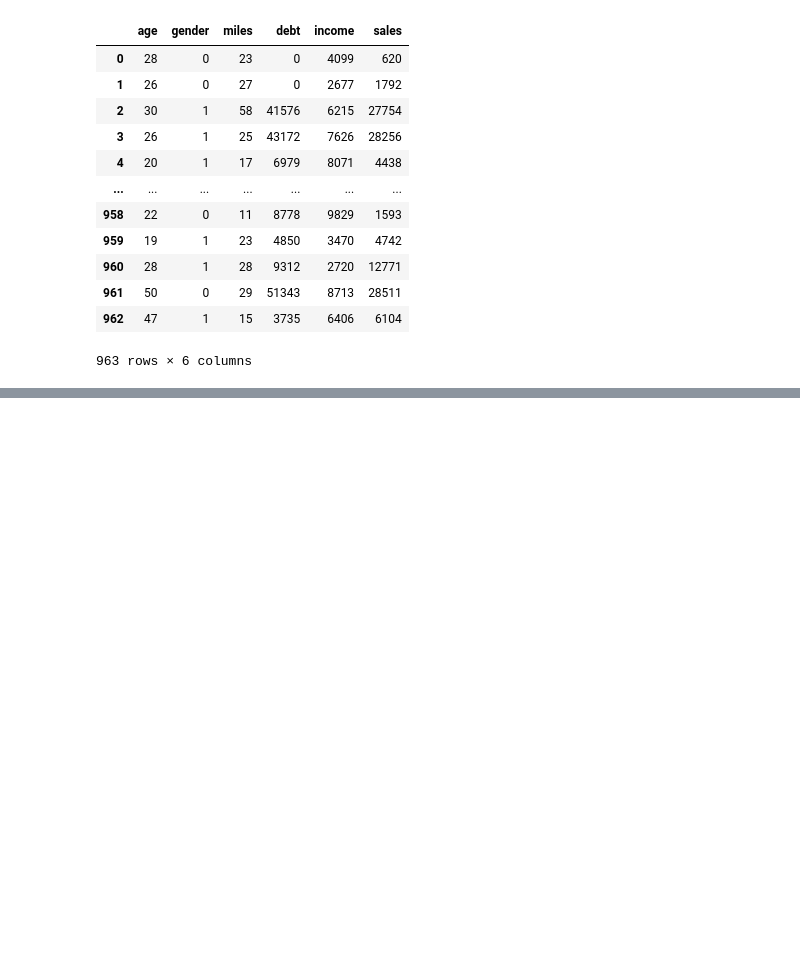
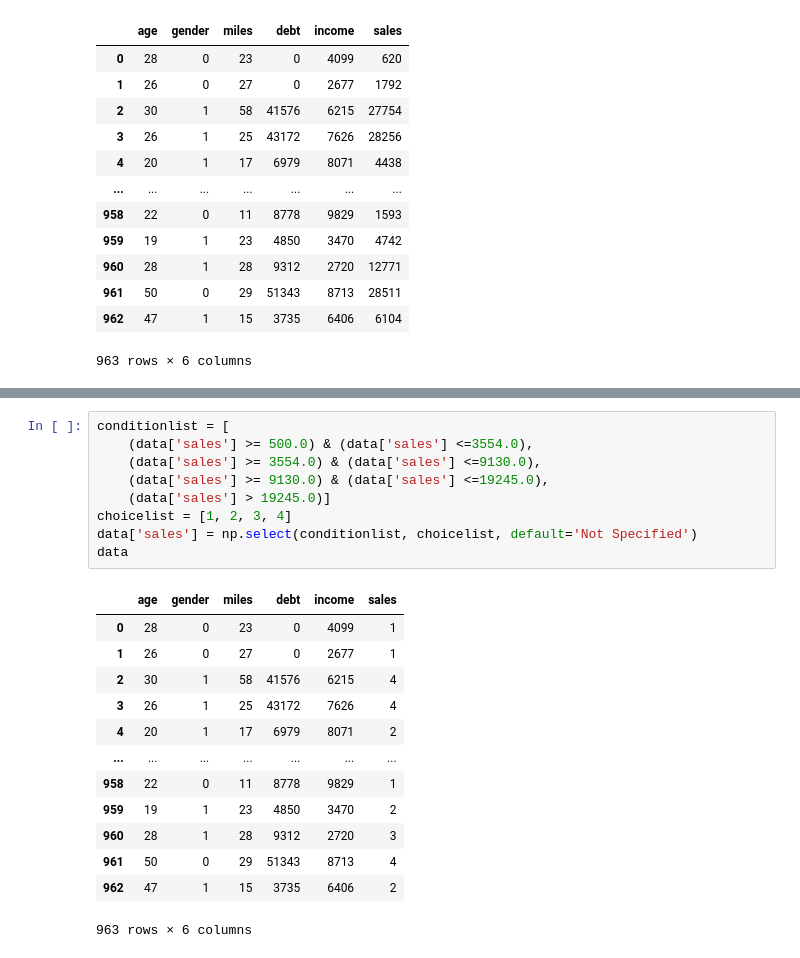
Before and after one commit to AlvaroChavarri/Practicamining3, a Jupyter notebook: LAB03-GRUPORoigChavarri/Practica4Coches.ipynb, the cells around one changed output, grey strips where cells are left out. Drawn from its saved outputs; the diff is of its cells as text; blank space fills up the shorter version.

```diff
--- a/LAB03-GRUPORoigChavarri/Practica4Coches.ipynb
+++ b/LAB03-GRUPORoigChavarri/Practica4Coches.ipynb
@@ -31 +43,24 @@ data
+# %%
+conditionlist = [
+    (data['sales'] >= 500.0) & (data['sales'] <=3554.0),
+    (data['sales'] >= 3554.0) & (data['sales'] <=9130.0),
+    (data['sales'] >= 9130.0) & (data['sales'] <=19245.0),
+    (data['sales'] > 19245.0)]
+choicelist = [1, 2, 3, 4]
+data['sales'] = np.select(conditionlist, choicelist, default='Not Specified')
+data
+# %% [output]
+|  | age | gender | miles | debt | income | sales |
+| 0 | 28 | 0 | 23 | 0 | 4099 | 1 |
+| 1 | 26 | 0 | 27 | 0 | 2677 | 1 |
+| 2 | 30 | 1 | 58 | 41576 | 6215 | 4 |
+| 3 | 26 | 1 | 25 | 43172 | 7626 | 4 |
+| 4 | 20 | 1 | 17 | 6979 | 8071 | 2 |
+| ... | ... | ... | ... | ... | ... | ... |
+| 958 | 22 | 0 | 11 | 8778 | 9829 | 1 |
+| 959 | 19 | 1 | 23 | 4850 | 3470 | 2 |
+| 960 | 28 | 1 | 28 | 9312 | 2720 | 3 |
+| 961 | 50 | 0 | 29 | 51343 | 8713 | 4 |
+| 962 | 47 | 1 | 15 | 3735 | 6406 | 2 |
+963 rows × 6 columns
 # %%
```
Also changed, not shown: parts of 7 cells of this notebook.
